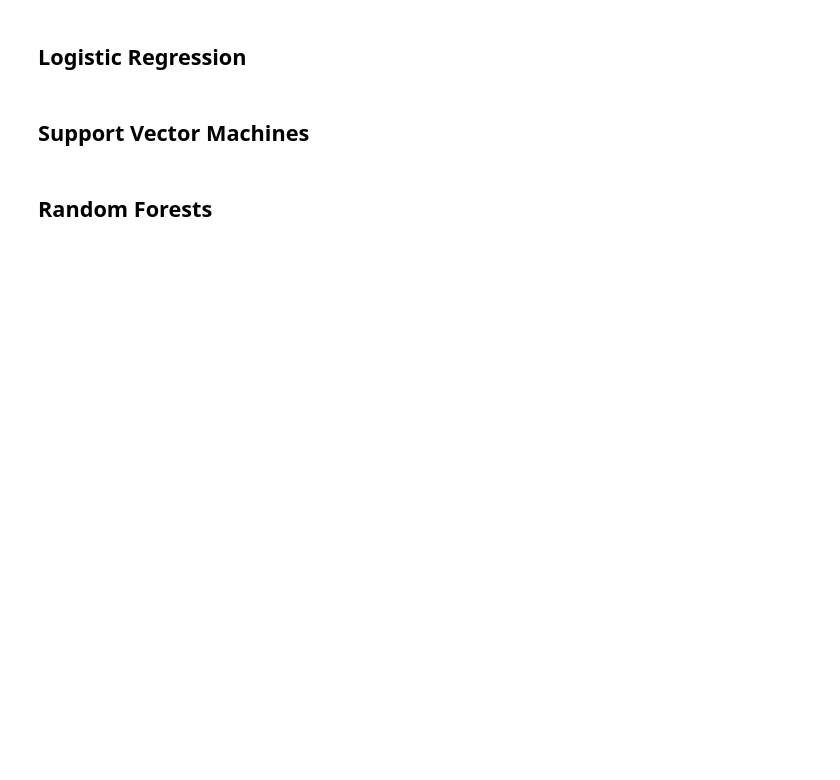
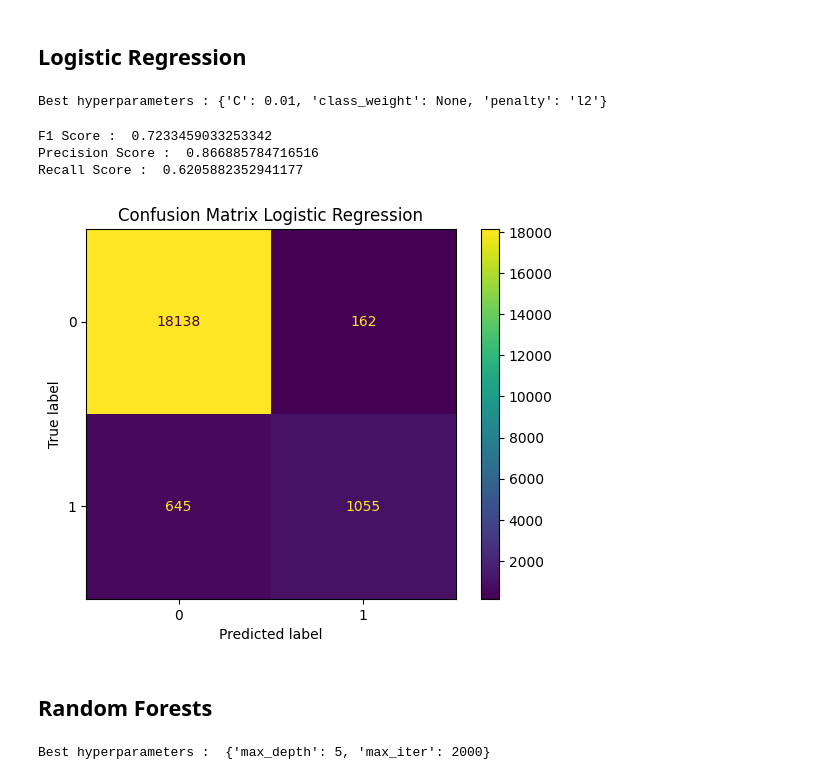
Before and after one commit to Antonin-MORENO/Diabetes-Prediction, a Jupyter notebook: report.ipynb, the cells around one changed output. Saved outputs shown, nothing was run; the diff lists cells and outputs as text; code cells hidden in the pictures; blank space fills up the shorter version.

Commit message:
logistic regression + gradient boosting

```diff
--- a/report.ipynb
+++ b/report.ipynb
@@ -150,6 +190,75 @@ To predict the presence of diabete we are going to train
 # %% [markdown]
  ## Logistic Regression
-# %% [markdown]
-## Support Vector Machines
+# %%
+from sklearn.linear_model import LogisticRegression
+
+lr = LogisticRegression()
+
+
+param_grid_lr = {
+    'penalty':  ['l2'],
+    'C': [0.001, 0.01, 0.1, 1, 10, 100],
+    'class_weight' : [None, 'balanced']
+    }
+
+grid_search_lr = GridSearchCV(lr, param_grid = param_grid_lr, cv = 5)
+grid_search_lr.fit(X_train_scaled, y_train)
+
+
+print("Best hyperparameters :", grid_search_lr.best_params_)
+# %% [output]
+Best hyperparameters : {'C': 0.01, 'class_weight': None, 'penalty': 'l2'}
+# %%
+lr_best_param = LogisticRegression(penalty = 'l2', C = 0.01, class_weight = None)
+lr_best_param.fit(X_train_scaled, y_train)
+
+prediction_lr_test = lr_best_param.predict(X_test_scaled)
+# %%
+f1_score_lr = f1_score(y_test, prediction_lr_test)
+precision_score_lr = precision_score(y_test, prediction_lr_test)
+recall_score_lr = recall_score(y_test, prediction_lr_test)
+
+print("F1 Score : ", f1_score_lr)
+print("Precision Score : ", precision_score_lr)
+print("Recall Score : ", recall_score_lr)
+
+cm_lr = confusion_matrix(y_test, prediction_lr_test, labels = lr_best_param.classes_)
+disp_conf_lr = ConfusionMatrixDisplay(confusion_matrix = cm_lr, display_labels = lr_best_param.classes_)
+
+#disp_prerec_lr = PrecisionRecallDisplay(precision = precision_score_lr, recall= recall_score_lr)
+#disp_prerec_lr.plot()
+#plt.title("Precision Recall Logistic Regression")
+#plt.show()
+disp_conf_lr.plot()
+plt.title("Confusion Matrix Logistic Regression")
+plt.show()
+# %% [output]
+F1 Score :  0.7233459033253342
+Precision Score :  0.866885784716516
+Recall Score :  0.6205882352941177
+[figure, added]
 # %% [markdown]
 ## Random Forests
+# %%
+from sklearn.ensemble import HistGradientBoostingClassifier
+
+gb = HistGradientBoostingClassifier()
+
+
+param_grid_gb = {
+    'max_iter': [100, 300, 700, 1000, 2000],
+    'max_depth' : [5, 10, 15, 20]
+
+}
+
+
+grid_search_gb = GridSearchCV(estimator = gb, param_grid = param_grid_gb, cv = 5, n_jobs = -1)
+grid_search_gb.fit(X_train_scaled, y_train)
+
+
+
+
+
+print("Best hyperparameters : ", grid_search_gb.best_params_)
+# %% [output]
+Best hyperparameters :  {'max_depth': 5, 'max_iter': 2000}
```
Also changed, not shown: parts of 10 cells of this notebook, 1 other file.
